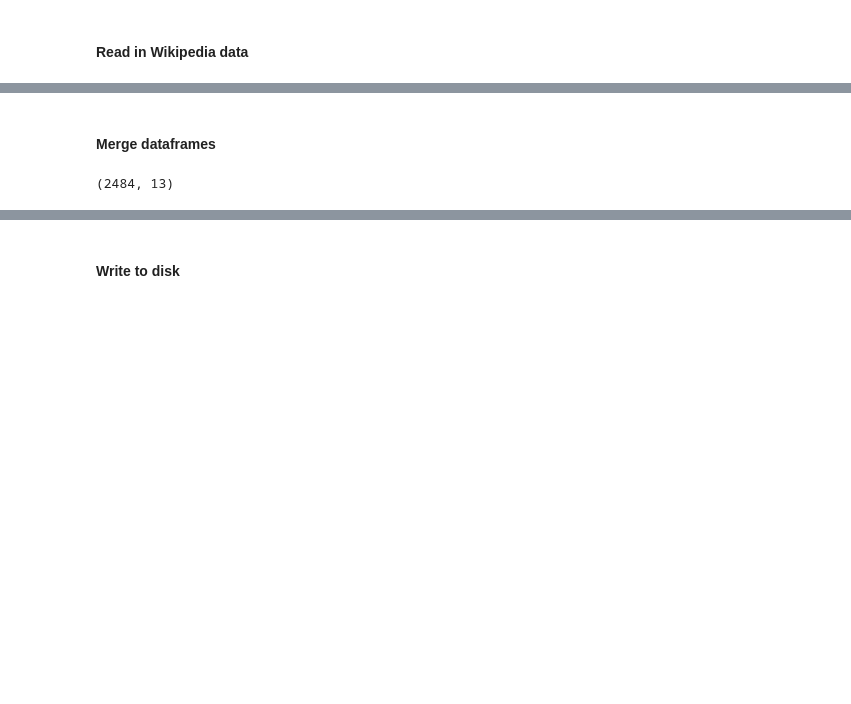
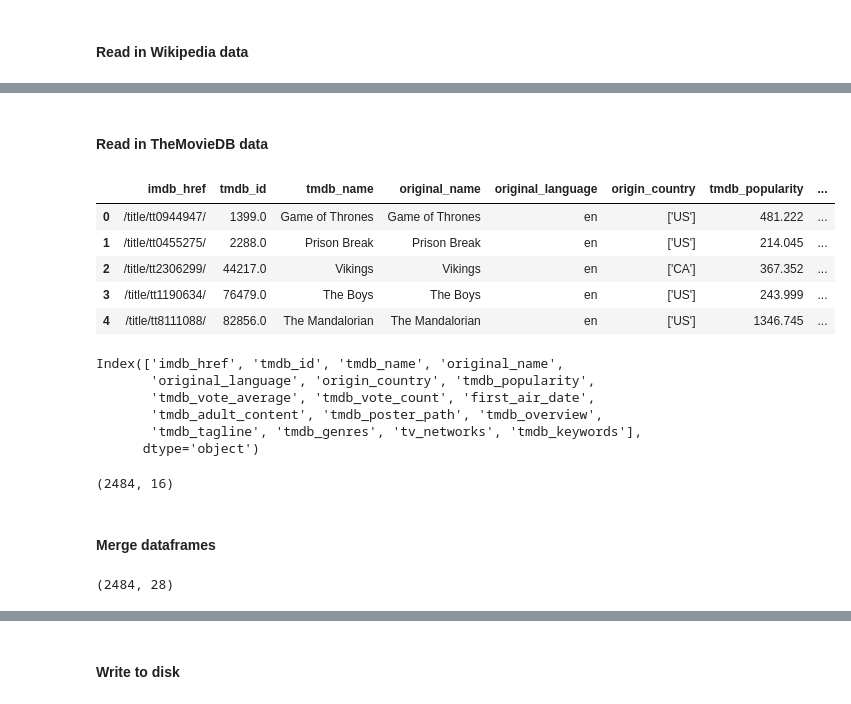
Before and after one commit to wangdj3/DSI_Capstone, a Jupyter notebook: code/02_merge_dataframes.ipynb, the cells around one changed output, grey strips where cells are left out. Saved outputs shown, nothing was run; the diff lists cells and outputs as text; code cells hidden in the pictures; blank space fills up the shorter version.

```diff
--- a/code/02_merge_dataframes.ipynb
+++ b/code/02_merge_dataframes.ipynb
@@ -37,0 +52,21 @@ wiki_articles_df.shape
+# %% [markdown]
+#### Read in TheMovieDB data
+# %%
+tmdb_articles_df = pd.read_csv(f'{data_directory}tmdb_articles_df.csv')
+tmdb_articles_df.head()
+# %% [output]
+|  | imdb_href | tmdb_id | tmdb_name | original_name | original_language | origin_country | tmdb_popularity | ... |
+| 0 | /title/tt0944947/ | 1399.0 | Game of Thrones | Game of Thrones | en | ['US'] | 481.222 | ... |
+| 1 | /title/tt0455275/ | 2288.0 | Prison Break | Prison Break | en | ['US'] | 214.045 | ... |
+| 2 | /title/tt2306299/ | 44217.0 | Vikings | Vikings | en | ['CA'] | 367.352 | ... |
+| 3 | /title/tt1190634/ | 76479.0 | The Boys | The Boys | en | ['US'] | 243.999 | ... |
+| 4 | /title/tt8111088/ | 82856.0 | The Mandalorian | The Mandalorian | en | ['US'] | 1346.745 | ... |
+# %%
+tmdb_articles_df.columns
+# %% [output]
+Index(['imdb_href', 'tmdb_id', 'tmdb_name', 'original_name',
+       'original_language', 'origin_country', 'tmdb_popularity',
+       'tmdb_vote_average', 'tmdb_vote_count', 'first_air_date',
+       'tmdb_adult_content', 'tmdb_poster_path', 'tmdb_overview',
+       'tmdb_tagline', 'tmdb_genres', 'tv_networks', 'tmdb_keywords'],
+      dtype='object')
@@ -38,10 +75,14 @@ wiki_articles_df.shape
+# %%
+tmdb_articles_df.shape
+# %% [output]
+(2484, 16)
 # %% [markdown]
 #### Merge dataframes
 # %%
-merged_df = pd.concat([no_dupes, wiki_articles_df], axis=1)
+merged_df = pd.concat([no_dupes, wiki_articles_df, tmdb_articles_df], axis=1)
 merged_df.shape
 # %% [output]
-(2484, 13)
+(2484, 28)
 # %%
 merged_df.head()
 # %% [output]
```
Also changed, not shown: parts of 17 cells of this notebook, 44 other files.
